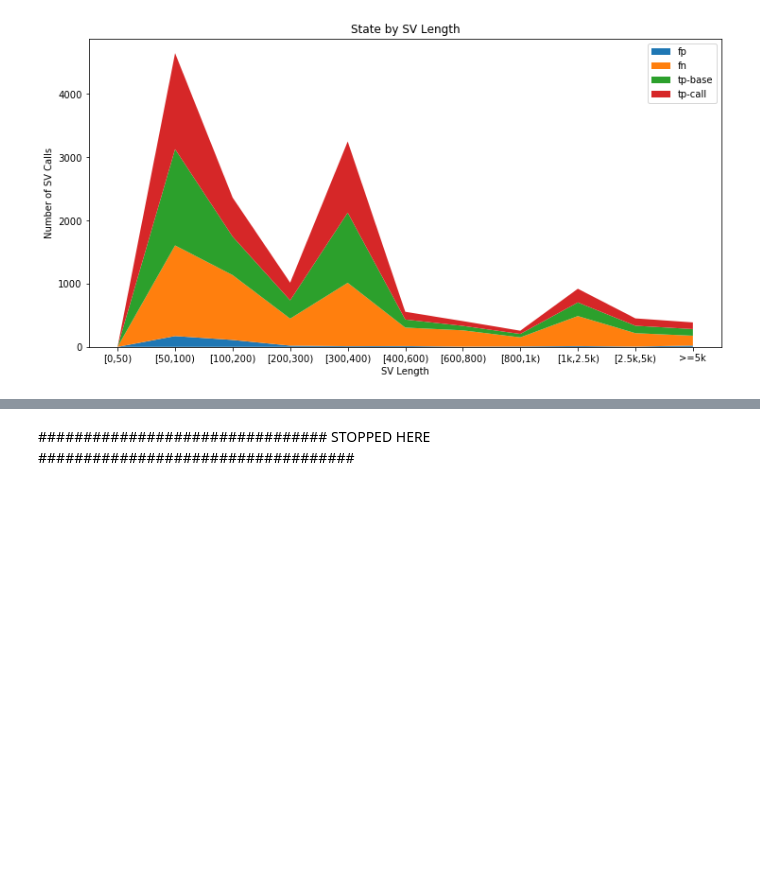
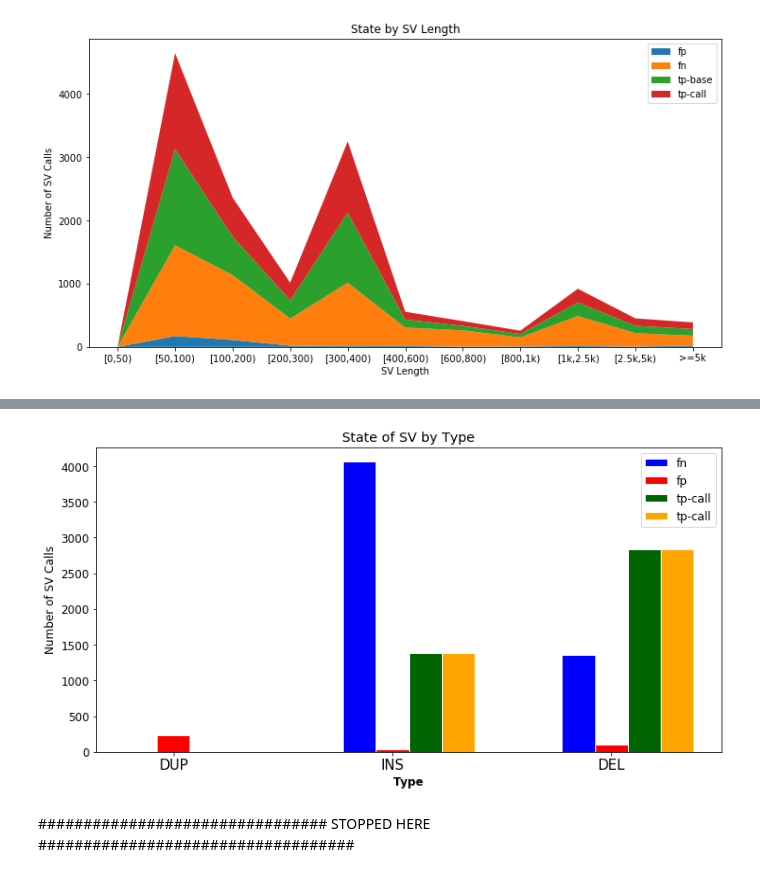
Before and after one commit to unique379/SVTeaser, a Jupyter notebook: TruvariStatsPlots.ipynb, the cells around one changed output, grey strips where cells are left out. Drawn from its saved outputs; the diff is of its cells as text; code cells hidden in the pictures; blank space fills up the shorter version.

```diff
--- a/TruvariStatsPlots.ipynb
+++ b/TruvariStatsPlots.ipynb
@@ -167,3 +163,51 @@ plt.show()
+# %%
+xs = TYPES
+ys = []
+for svtype in TYPES:
+    count_dict = {'fn' : 0, 'fp' : 0, 'tp-call' : 0, 'tp-base' : 0}
+    counts = tdf[tdf['svtype']==svtype]['state'].value_counts()
+    for state in counts.index:
+        count_dict[state] = count_dict[state] + counts[state]
+    ys.append(list(count_dict.values()))
+
+# set width of bar
+barWidth = 0.15
+
+ys = list(map(list, zip(*ys)))
+
+# set height of bar
+bars1 = ys[0]
+bars2 = ys[1]
+bars3 = ys[2]
+bars4 = ys[3]
+
+# Set position of bar on X axis
+r1 = np.arange(len(bars1))
+r2 = [x + barWidth for x in r1]
+r3 = [x + barWidth for x in r2]
+r4 = [x + barWidth for x in r3]
+
+# Make the plot
+fig, axs = plt.subplots(figsize=(12,6))
+labels = list(count_dict.keys())
+plt.bar(r1, bars1, color='blue', width=barWidth, edgecolor='white', label=labels[0])
+plt.bar(r2, bars2, color='red', width=barWidth, edgecolor='white', label=labels[1])
+plt.bar(r3, bars3, color='darkgreen', width=barWidth, edgecolor='white', label=labels[2])
+plt.bar(r4, bars3, color='orange', width=barWidth, edgecolor='white', label=labels[2])
+
+
+# Add xticks on the middle of the group bars
+plt.xlabel('Type', fontweight='bold')
+plt.xticks([r + barWidth for r in range(len(bars1))], TYPES, fontsize=15)
+
+plt.ylabel('Number of SV Calls')
+plt.title('State of SV by Type')
+
+# Create legend & Show graphic
+plt.legend()
+plt.show()
+# %% [output]
+[figure, added]
 # %% [markdown]
 ################################ STOPPED HERE ###################################
 # %%
```
Also changed, not shown: parts of 2 cells of this notebook.
